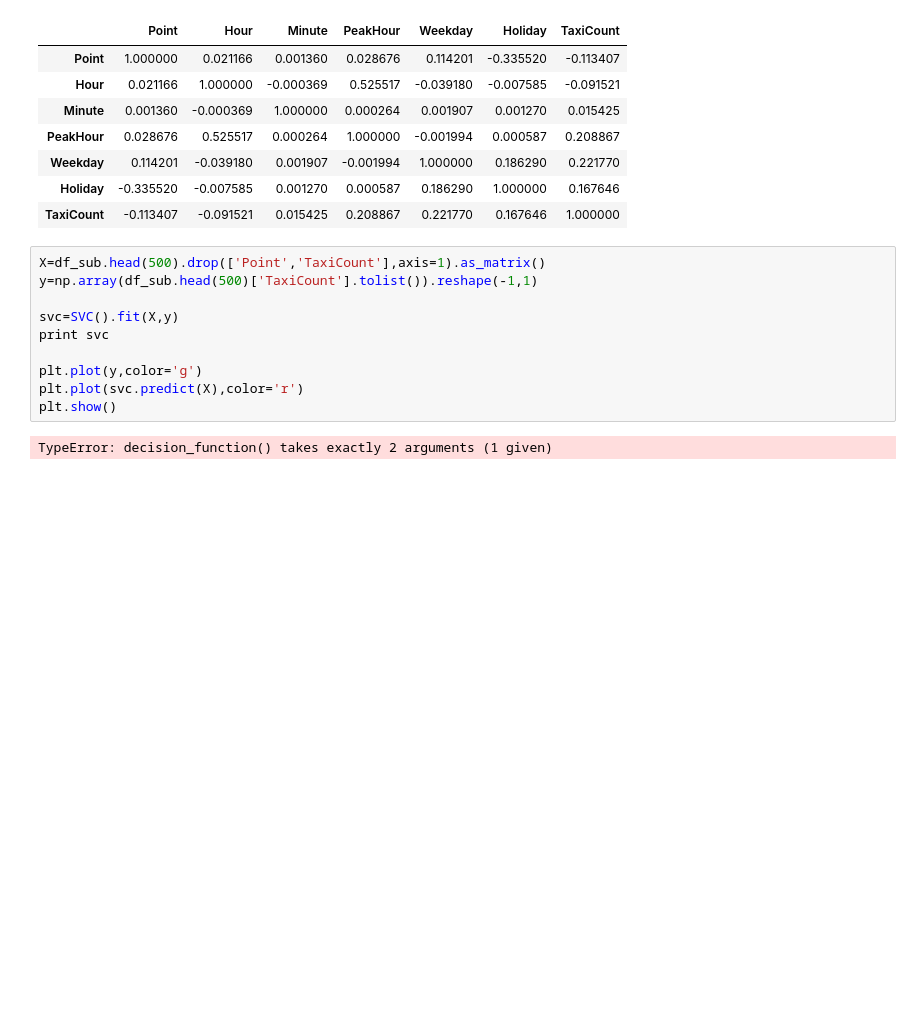
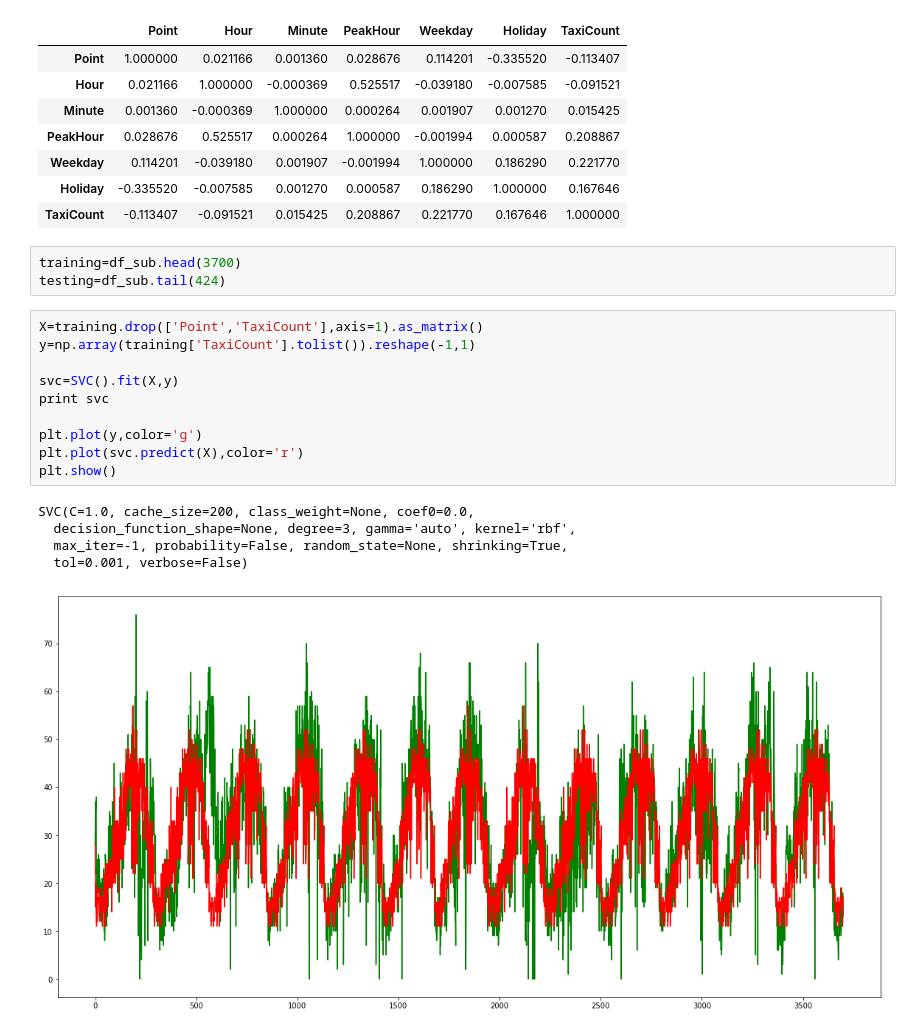
Before and after one commit to hari-allamraju/sg-taxidata, a Jupyter notebook: notebooks/Methodical study.ipynb, the cells around one changed output. Drawn from its saved outputs; the diff is of its cells as text; blank space fills up the shorter version.

Commit message:
completed classification, testing and error plot

```diff
--- a/notebooks/Methodical study.ipynb
+++ b/notebooks/Methodical study.ipynb
@@ -68,15 +65,22 @@ df_sub.corr()
 | Weekday | 0.114201 | -0.039180 | 0.001907 | -0.001994 | 1.000000 | 0.186290 | 0.221770 |
 | Holiday | -0.335520 | -0.007585 | 0.001270 | 0.000587 | 0.186290 | 1.000000 | 0.167646 |
 | TaxiCount | -0.113407 | -0.091521 | 0.015425 | 0.208867 | 0.221770 | 0.167646 | 1.000000 |
+# %%
+training=df_sub.head(3700)
+testing=df_sub.tail(424)
 # %%
-X=df_sub.head(500).drop(['Point','TaxiCount'],axis=1).as_matrix()
-y=np.array(df_sub.head(500)['TaxiCount'].tolist()).reshape(-1,1)
+X=training.drop(['Point','TaxiCount'],axis=1).as_matrix()
+y=np.array(training['TaxiCount'].tolist()).reshape(-1,1)
 
 svc=SVC().fit(X,y)
 print svc
 
 plt.plot(y,color='g')
 plt.plot(svc.predict(X),color='r')
 plt.show()
 # %% [output]
-TypeError: decision_function() takes exactly 2 arguments (1 given)
+SVC(C=1.0, cache_size=200, class_weight=None, coef0=0.0,
+  decision_function_shape=None, degree=3, gamma='auto', kernel='rbf',
+  max_iter=-1, probability=False, random_state=None, shrinking=True,
+  tol=0.001, verbose=False)
+[figure, added]
```
Also changed, not shown: parts of 2 cells of this notebook.
